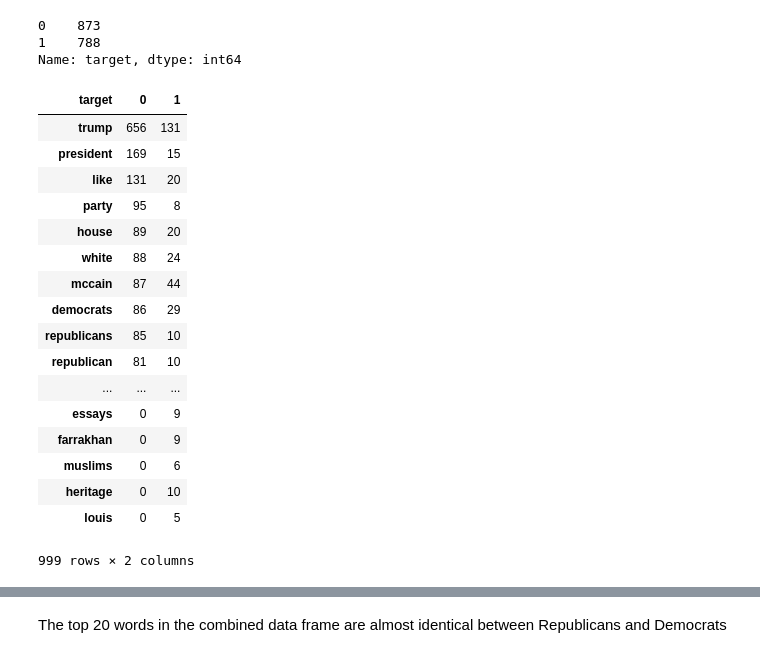
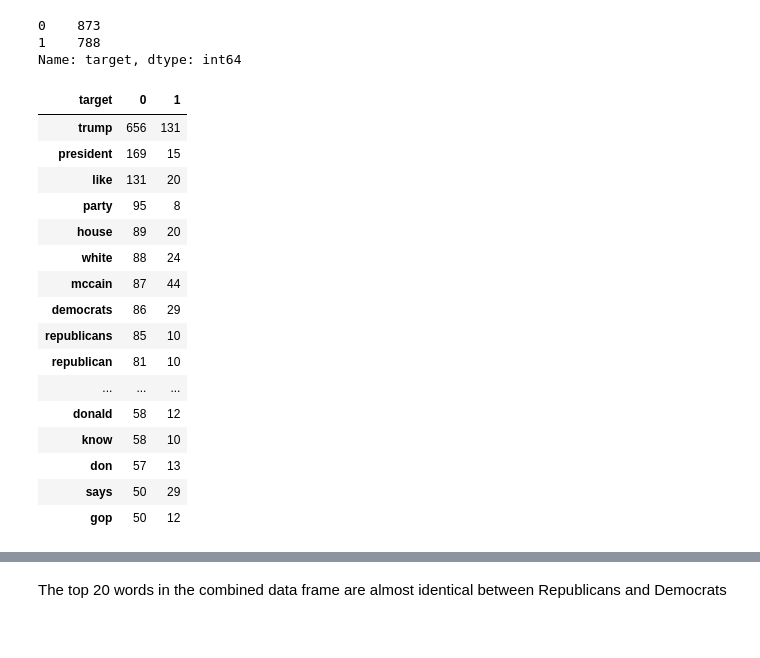
Before and after one commit to bryanco1966/Reddit-Classifications, a Jupyter notebook: Bryan_Combs/Merge_Redit_Files_and_prepare_for_analysis.ipynb, the cells around one changed output, grey strips where cells are left out. Drawn from its saved outputs; the diff is of its cells as text; code cells hidden in the pictures.

```diff
--- a/Bryan_Combs/Merge_Redit_Files_and_prepare_for_analysis.ipynb
+++ b/Bryan_Combs/Merge_Redit_Files_and_prepare_for_analysis.ipynb
@@ -233,25 +233,24 @@ party_df.target.value_counts()
 1    788
 Name: target, dtype: int64
 # %%
-party_df.groupby('target').sum().T.sort_values(0, ascending=False)
+party_df.groupby('target').sum().T.sort_values(0, ascending=False).head(20)
 #look at the top 20 words in the data frame and see how they are dispersed between
 #the two groups
 # %% [output]
 | target | 0 | 1 |
 | trump | 656 | 131 |
 | president | 169 | 15 |
 | like | 131 | 20 |
 | party | 95 | 8 |
 | house | 89 | 20 |
 | white | 88 | 24 |
 | mccain | 87 | 44 |
 | democrats | 86 | 29 |
 | republicans | 85 | 10 |
 | republican | 81 | 10 |
 | ... | ... | ... |
-| essays | 0 | 9 |
-| farrakhan | 0 | 9 |
-| muslims | 0 | 6 |
-| heritage | 0 | 10 |
-| louis | 0 | 5 |
+| donald | 58 | 12 |
+| know | 58 | 10 |
+| don | 57 | 13 |
+| says | 50 | 29 |
+| gop | 50 | 12 |
-999 rows × 2 columns
```
Also changed, not shown: parts of 5 cells of this notebook, 2 other files.
